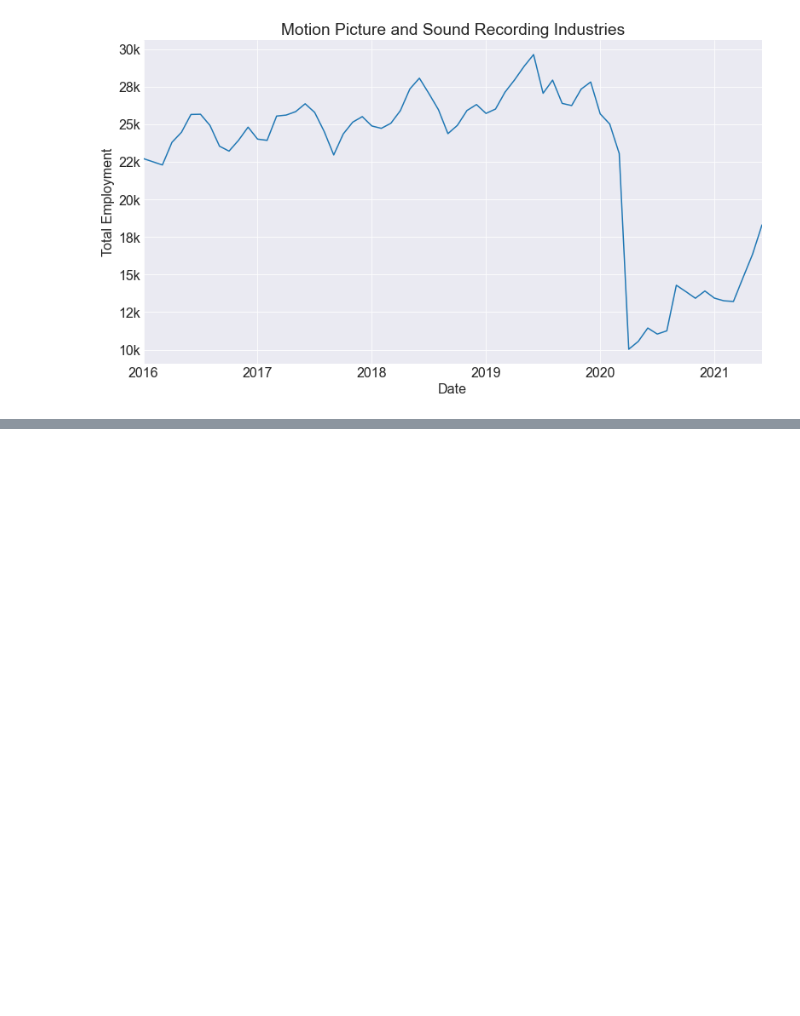
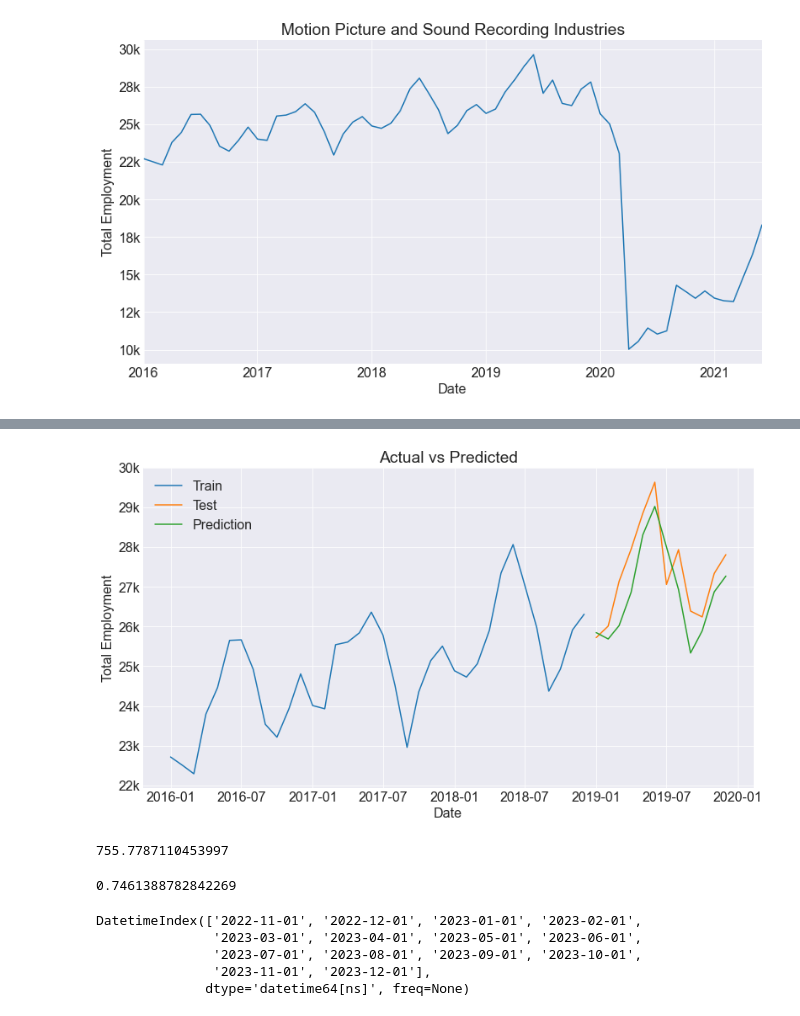
Before and after one commit to capstone-job-market-analysis/job-market-analysis, a Jupyter notebook: adam_scratch_forecasting.ipynb, the cells around one changed output, grey strips where cells are left out. Drawn from its saved outputs; the diff is of its cells as text; code cells hidden in the pictures; blank space fills up the shorter version.

```diff
--- a/adam_scratch_forecasting.ipynb
+++ b/adam_scratch_forecasting.ipynb
@@ -345,0 +552,3 @@ s_motion['2020-04' : ].plot()
+# %%
+forecast = train['2018'] + train.diff(12).mean()
+forecast.index = test.index
@@ -345,0 +559,23 @@ s_motion['2020-04' : ].plot()
+# %%
+plt.plot(train, label='Train')
+#plt.plot(validate, label='Validate')
+plt.plot(test, label='Test')
+plt.xlabel('Date')
+plt.ylabel('Total Employment')
+plt.plot(forecast, label = 'Prediction')
+plt.title('Actual vs Predicted')
+plt.legend()
+plt.gca().yaxis.set_major_formatter(lambda x, pos: '{:.0f}k'.format(x / 1_000))
+plt.show()
+# %% [output]
+[figure, added]
+# %%
+# get RMSE
+mean_squared_error(test, forecast, squared=False)
+# %% [output]
+755.7787110453997
+# %%
+# get R^2
+explained_variance_score(test, forecast)
+# %% [output]
+0.7461388782842269
@@ -345,0 +587,29 @@ s_motion['2020-04' : ].plot()
+# %%
+# want to get index that goes from July 2021 to Dec 2022
+
+future_index_str = [
+    '2022-11',
+    '2022-12',
+    '2023-01',
+    '2023-02',
+    '2023-03',
+    '2023-04',
+    '2023-05',
+    '2023-06',
+    '2023-07',
+    '2023-08',
+    '2023-09',
+    '2023-10',
+    '2023-11',
+    '2023-12'
+    ]
+
+future_index = pd.to_datetime(future_index_str)
+
+future_index
+# %% [output]
+DatetimeIndex(['2022-11-01', '2022-12-01', '2023-01-01', '2023-02-01',
+               '2023-03-01', '2023-04-01', '2023-05-01', '2023-06-01',
+               '2023-07-01', '2023-08-01', '2023-09-01', '2023-10-01',
+               '2023-11-01', '2023-12-01'],
+              dtype='datetime64[ns]', freq=None)
```
Also changed, not shown: parts of 64 cells of this notebook.
